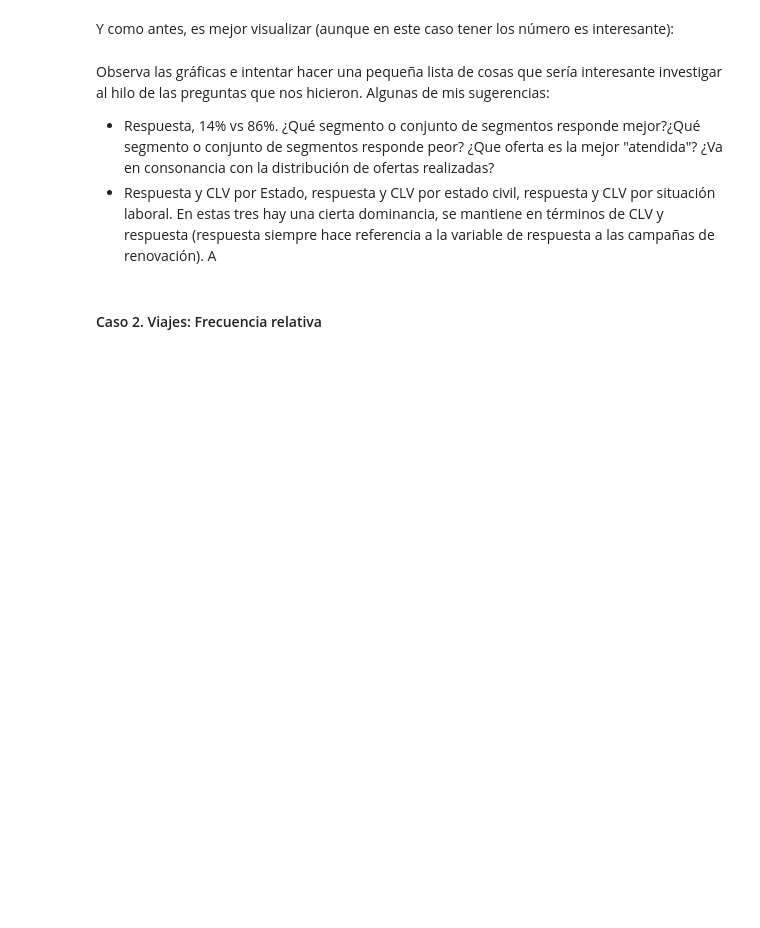
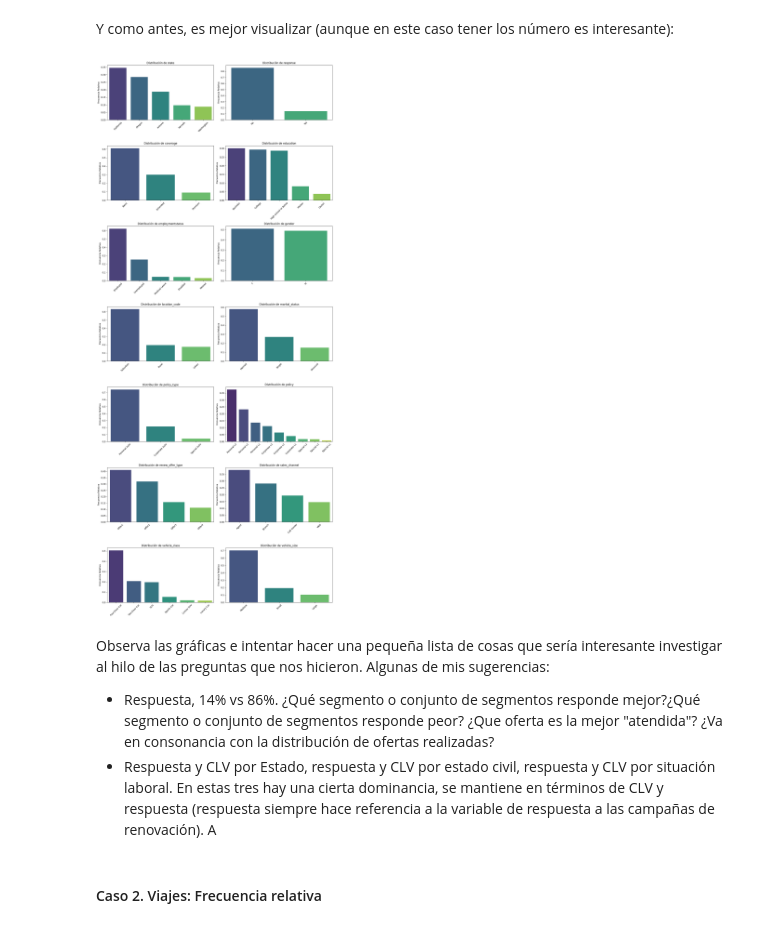
Before and after one commit to MHHsim/DS-Online-Marta-Harana, a Jupyter notebook: 03_Data_Analysis/Sprint_07/Unidad_01_Estadistica_Descriptiva_Univariante/01_Workout/03_Frecuencias.ipynb, the cells around one changed output. Drawn from its saved outputs; the diff is of its cells as text; code cells hidden in the pictures; blank space fills up the shorter version.

```diff
--- a/03_Data_Analysis/Sprint_07/Unidad_01_Estadistica_Descriptiva_Univariante/01_Workout/03_Frecuencias.ipynb
+++ b/03_Data_Analysis/Sprint_07/Unidad_01_Estadistica_Descriptiva_Univariante/01_Workout/03_Frecuencias.ipynb
@@ -118,5 +195,9 @@ Igualmente también podemos calcular la **frecuencia relativa** de cada conteo c
 # %% [markdown]
 Y como antes, es mejor visualizar (aunque en este caso tener los número es interesante):
+# %%
+pinta_distribucion_categoricas(df_seguros, categoricas_seguros, relativa = True)
+# %% [output]
+[figure, added]
 # %% [markdown]
 Observa las gráficas e intentar hacer una pequeña lista de cosas que sería interesante investigar al hilo de las preguntas que nos hicieron. Algunas de mis sugerencias:
 * Respuesta, 14% vs 86%. ¿Qué segmento o conjunto de segmentos responde mejor?¿Qué segmento o conjunto de segmentos responde peor? ¿Que oferta es la mejor "atendida"? ¿Va en consonancia con la distribución de ofertas realizadas?
```
Also changed, not shown: parts of 7 cells of this notebook.
